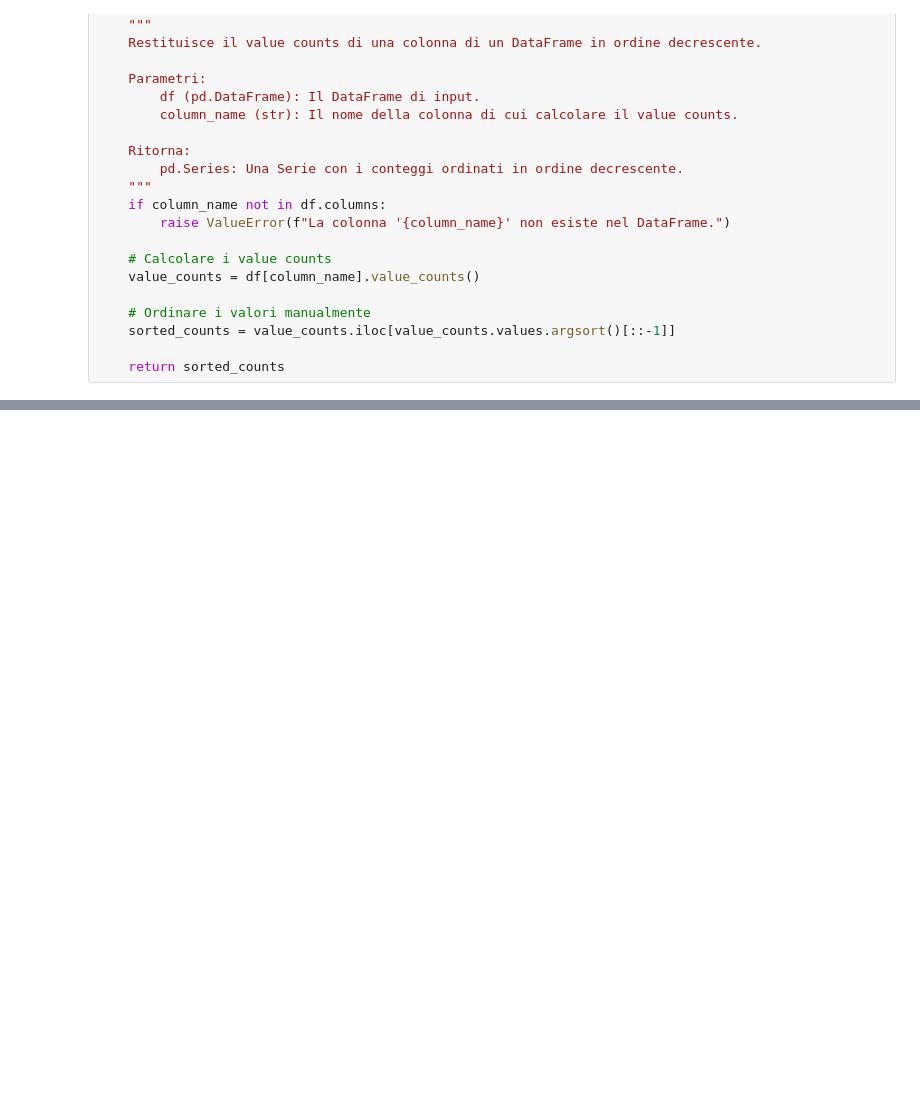
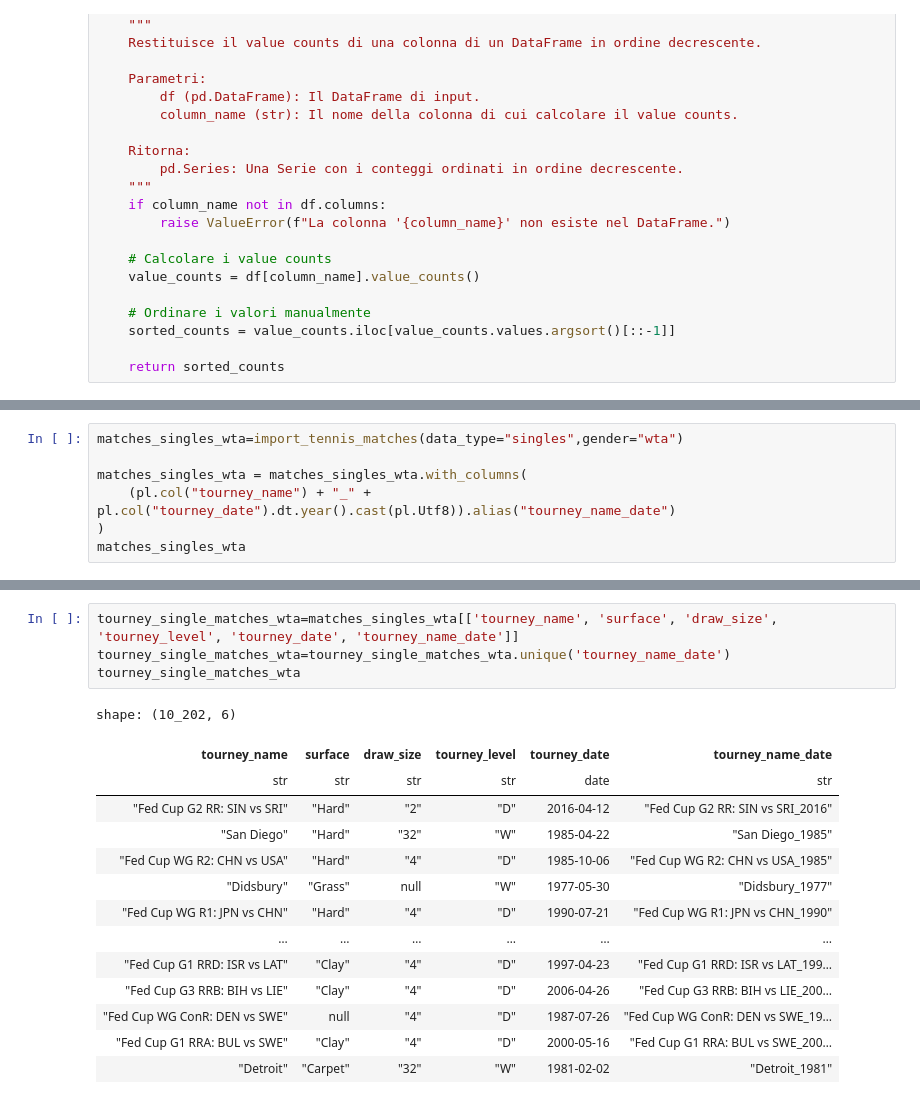
Before and after one commit to lebondon/Tennis_data_study, a Jupyter notebook: EDA_tennis.ipynb, the cells around one changed output, grey strips where cells are left out. Saved outputs shown, nothing was run; the diff lists cells and outputs as text; blank space fills up the shorter version.

```diff
--- a/EDA_tennis.ipynb
+++ b/EDA_tennis.ipynb
@@ -383,0 +173,7 @@ shape: (1_355, 7)
+# %%
+matches_singles_wta=import_tennis_matches(data_type="singles",gender="wta")
+
+matches_singles_wta = matches_singles_wta.with_columns(
+    (pl.col("tourney_name") + "_" + pl.col("tourney_date").dt.year().cast(pl.Utf8)).alias("tourney_name_date")
+)
+matches_singles_wta
@@ -383,0 +195,19 @@ shape: (1_355, 7)
+# %%
+tourney_single_matches_wta=matches_singles_wta[['tourney_name', 'surface', 'draw_size', 'tourney_level', 'tourney_date', 'tourney_name_date']]
+tourney_single_matches_wta=tourney_single_matches_wta.unique('tourney_name_date')
+tourney_single_matches_wta
+# %% [output]
+shape: (10_202, 6)
+| tourney_name | surface | draw_size | tourney_level | tourney_date | tourney_name_date |
+| str | str | str | str | date | str |
+| "Fed Cup G2 RR: SIN vs SRI" | "Hard" | "2" | "D" | 2016-04-12 | "Fed Cup G2 RR: SIN vs SRI_2016" |
+| "San Diego" | "Hard" | "32" | "W" | 1985-04-22 | "San Diego_1985" |
+| "Fed Cup WG R2: CHN vs USA" | "Hard" | "4" | "D" | 1985-10-06 | "Fed Cup WG R2: CHN vs USA_1985" |
+| "Didsbury" | "Grass" | null | "W" | 1977-05-30 | "Didsbury_1977" |
+| "Fed Cup WG R1: JPN vs CHN" | "Hard" | "4" | "D" | 1990-07-21 | "Fed Cup WG R1: JPN vs CHN_1990" |
+| … | … | … | … | … | … |
+| "Fed Cup G1 RRD: ISR vs LAT" | "Clay" | "4" | "D" | 1997-04-23 | "Fed Cup G1 RRD: ISR vs LAT_199… |
+| "Fed Cup G3 RRB: BIH vs LIE" | "Clay" | "4" | "D" | 2006-04-26 | "Fed Cup G3 RRB: BIH vs LIE_200… |
+| "Fed Cup WG ConR: DEN vs SWE" | null | "4" | "D" | 1987-07-26 | "Fed Cup WG ConR: DEN vs SWE_19… |
+| "Fed Cup G1 RRA: BUL vs SWE" | "Clay" | "4" | "D" | 2000-05-16 | "Fed Cup G1 RRA: BUL vs SWE_200… |
+| "Detroit" | "Carpet" | "32" | "W" | 1981-02-02 | "Detroit_1981" |
```
Also changed, not shown: parts of 43 cells of this notebook, 1 other file.
